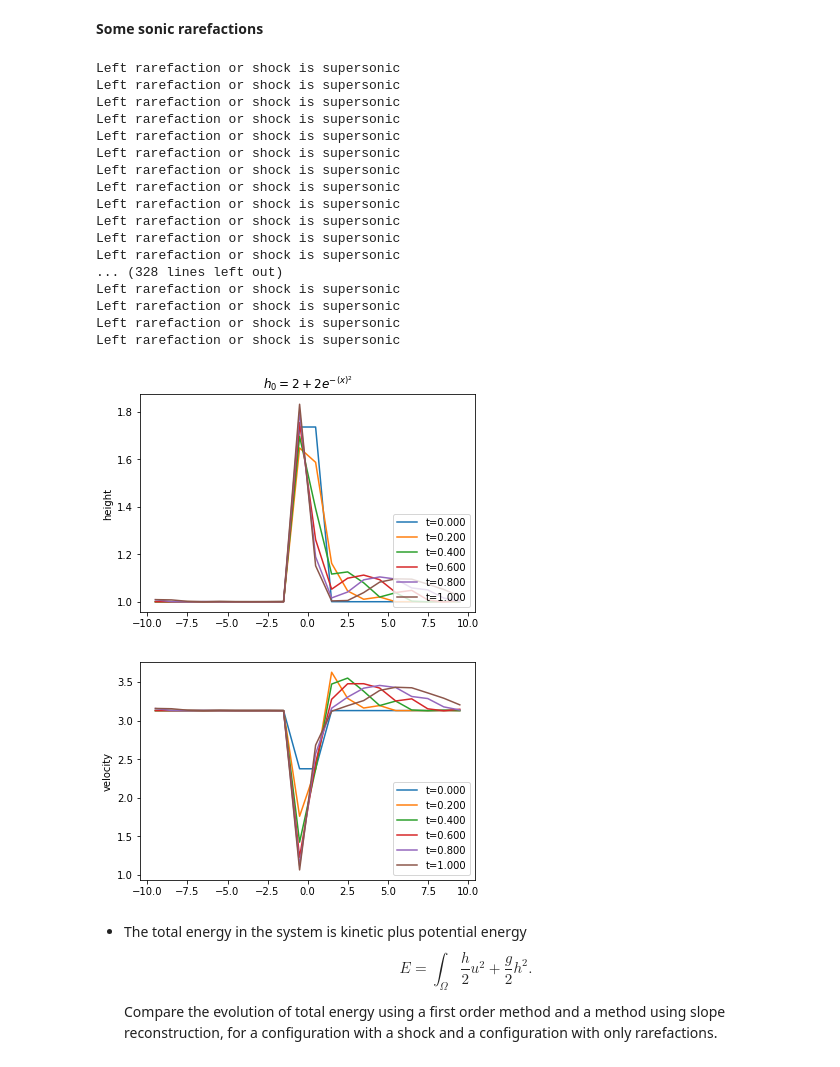
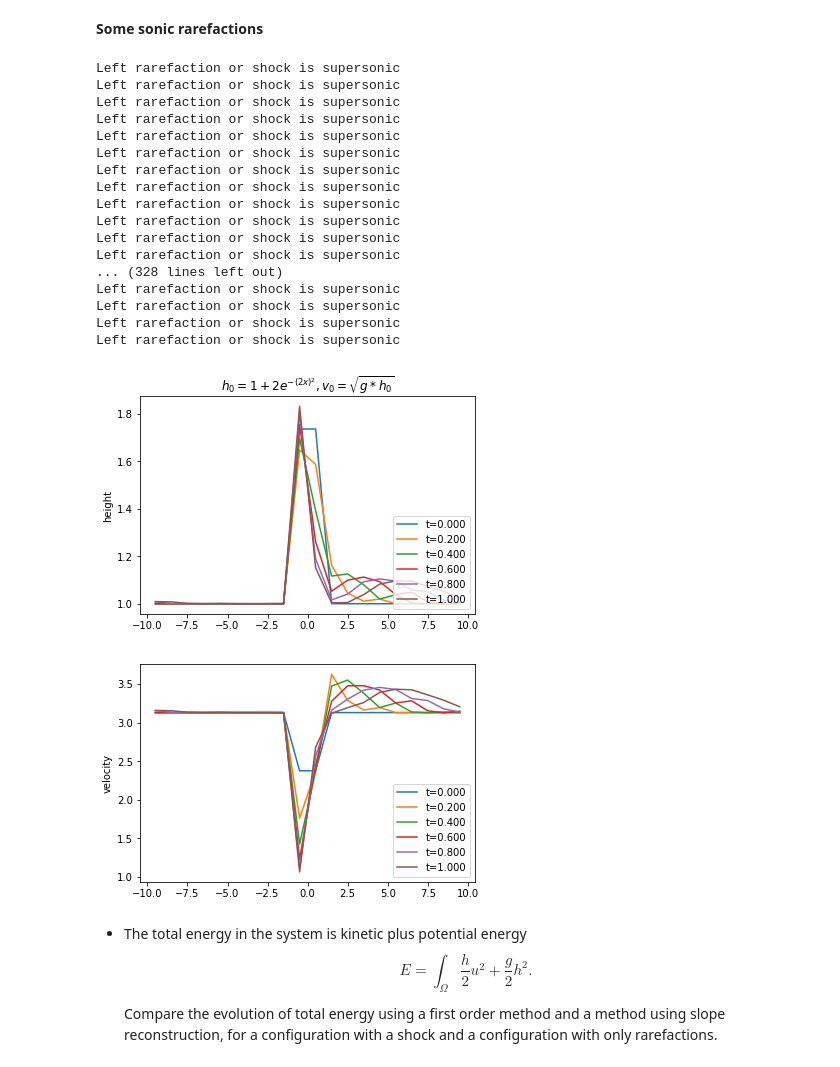
Before and after one commit to sarahaguasvivas/class, a Jupyter notebook: HW4/HW4.ipynb, the cells around one changed output. Saved outputs shown, nothing was run; the diff lists cells and outputs as text; code cells hidden in the pictures.

```diff
--- a/HW4/HW4.ipynb
+++ b/HW4/HW4.ipynb
@@ -273,38 +273,38 @@ def initial_shallow(x):
 #sqrt(gh, where h is the conditions defined above)
 
 x, hist = fvsolve2system(riemann_shallow, initial_shallow, n=20, limit=limit_vl, args=())
-pyplot.title('$h_0= 1+ 2e^{-(2x)^2}$, v_0= \sqrt(g*h_0)')
+pyplot.title('$h_0= 1+ 2e^{-(2x)^2}, v_0= \sqrt{g*h_0}$')
 for t, U in hist:
     pyplot.plot(x, U[0], label='t={:.3f}'.format(t))
 pyplot.ylabel('height')
 pyplot.legend(loc='lower right');
 pyplot.figure()
 
 for t, U in hist:
     pyplot.plot(x, U[1]/U[0], label='t={:.3f}'.format(t))
 pyplot.ylabel('velocity')
 
 pyplot.legend(loc='lower right');
 pyplot.show()
 # %% [output]
 Left rarefaction or shock is supersonic
 Left rarefaction or shock is supersonic
 Left rarefaction or shock is supersonic
 Left rarefaction or shock is supersonic
 Left rarefaction or shock is supersonic
 Left rarefaction or shock is supersonic
 Left rarefaction or shock is supersonic
 Left rarefaction or shock is supersonic
 Left rarefaction or shock is supersonic
 Left rarefaction or shock is supersonic
 Left rarefaction or shock is supersonic
 Left rarefaction or shock is supersonic
 ... (328 lines left out)
 Left rarefaction or shock is supersonic
 Left rarefaction or shock is supersonic
 Left rarefaction or shock is supersonic
 Left rarefaction or shock is supersonic
-[figure, old version]
+[figure, new version]
 [figure]
 # %% [markdown]
 * The total energy in the system is kinetic plus potential energy
```
Also changed, not shown: parts of 3 cells of this notebook.
